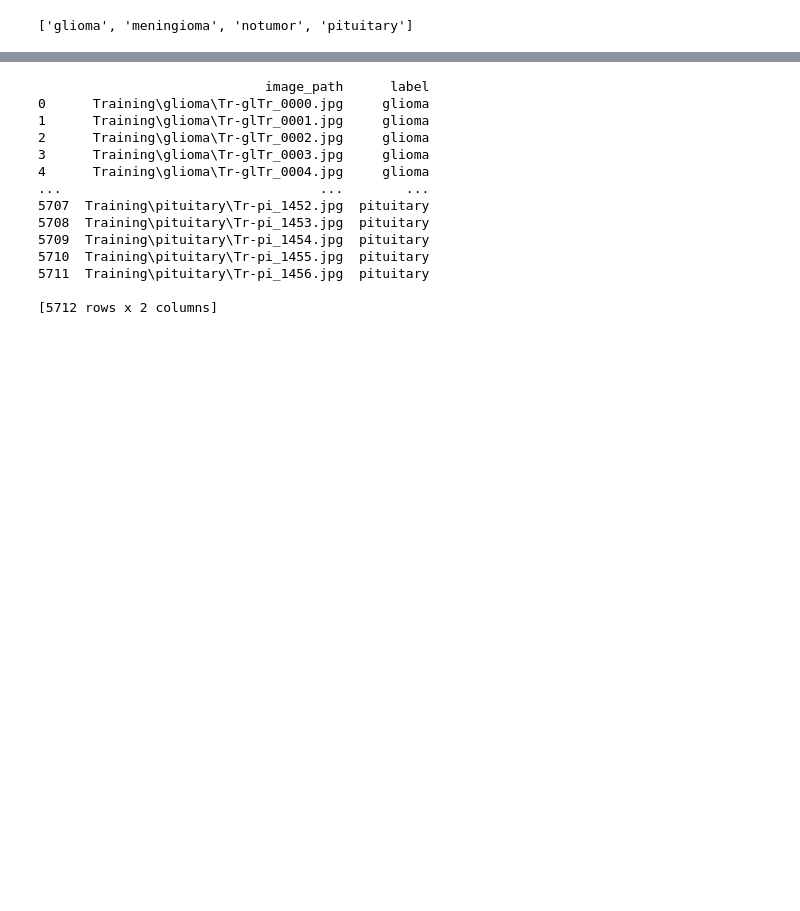
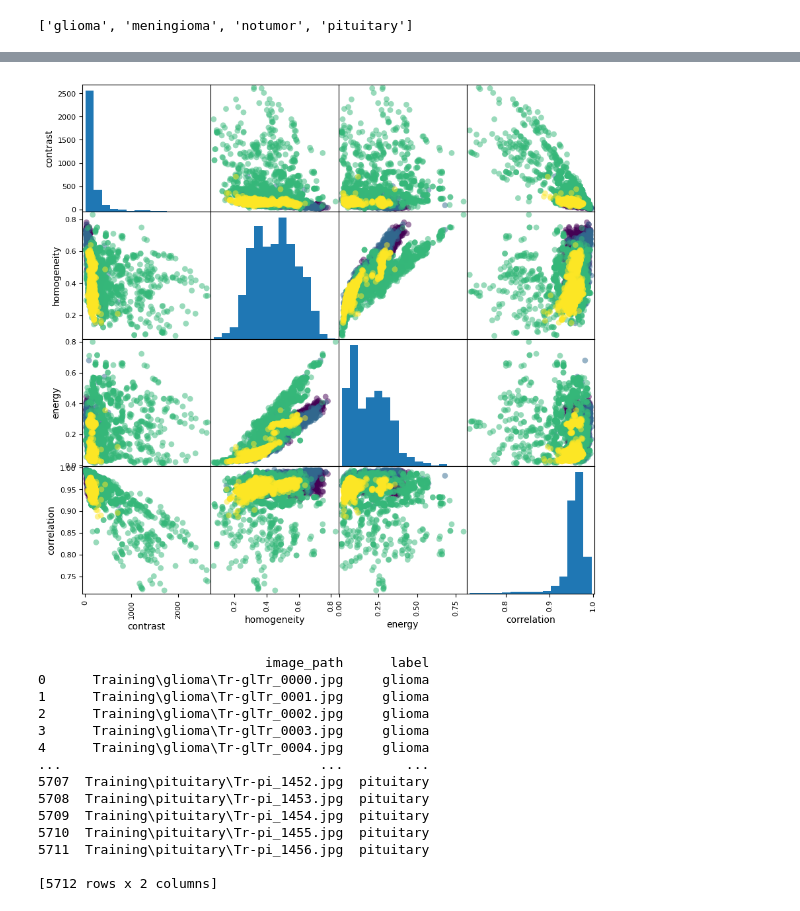
Before and after one commit to bassantmedhat/Brain-Tumor-Classification, a Jupyter notebook: model.ipynb, the cells around one changed output, grey strips where cells are left out. Saved outputs shown, nothing was run; the diff lists cells and outputs as text; code cells hidden in the pictures; blank space fills up the shorter version.

```diff
--- a/model.ipynb
+++ b/model.ipynb
@@ -45,12 +45,12 @@ def get_filesList(folders_names,direction_path):
         file_list = sorted(os.listdir(class_path))
         for file in file_list:
             file_path= os.path.join(class_path, file)
-
             preprocess_mri(file_path)
-            X.append(load_image(file_path))
+            new_file_path = file_path.replace("Training", "PreProcessedTraining")
+            X.append(load_image(new_file_path))
             y.append(folder)
 
-            files_paths.append(file_path)
+            files_paths.append(new_file_path)
             labels.append(folder)
 
     return files_paths,labels,X,y
@@ -62,0 +81,31 @@ files_paths,labels,X,y= get_filesList(folders_names,direction_path)
+# %%
+from skimage.feature.texture  import graycomatrix, graycoprops
+
+contrast=[]
+homogeneity=[]
+energy=[]
+correlation=[]
+
+features = pd.DataFrame({
+    'contrast': [],
+    'homogeneity': [],
+    'energy': [],
+    'correlation': []
+})
+
+for image in X:
+
+    image = np.reshape(image, (256, 256))
+    glcm = graycomatrix(image, distances=[1], angles=[0], levels=256, symmetric=True, normed=True)
+
+    # Compute some GLCM properties
+    contrast.append(graycoprops(glcm, 'contrast')[0][0])
+    homogeneity.append(graycoprops(glcm, 'homogeneity')[0][0])
+    energy.append(graycoprops(glcm, 'energy')[0][0])
+    correlation.append(graycoprops(glcm, 'correlation')[0][0])
+
+
+features['contrast']=contrast
+features['homogeneity']=homogeneity
+features['energy']=energy
+features['correlation']=correlation
@@ -85,3 +138,10 @@ Accuracy 0.931758530183727
+# %%
+from matplotlib import cm
+
+cmap = cm.get_cmap('gnuplot')
+scatter = pd.plotting.scatter_matrix(features,c=Y, marker = 'o', s=40, hist_kwds={'bins':15}, figsize=(10,10))
+# %% [output]
+[figure, added]
 # %%
 def obtain_dataframe(files_paths,labels):
 
```
Also changed, not shown: parts of 8 cells of this notebook.
